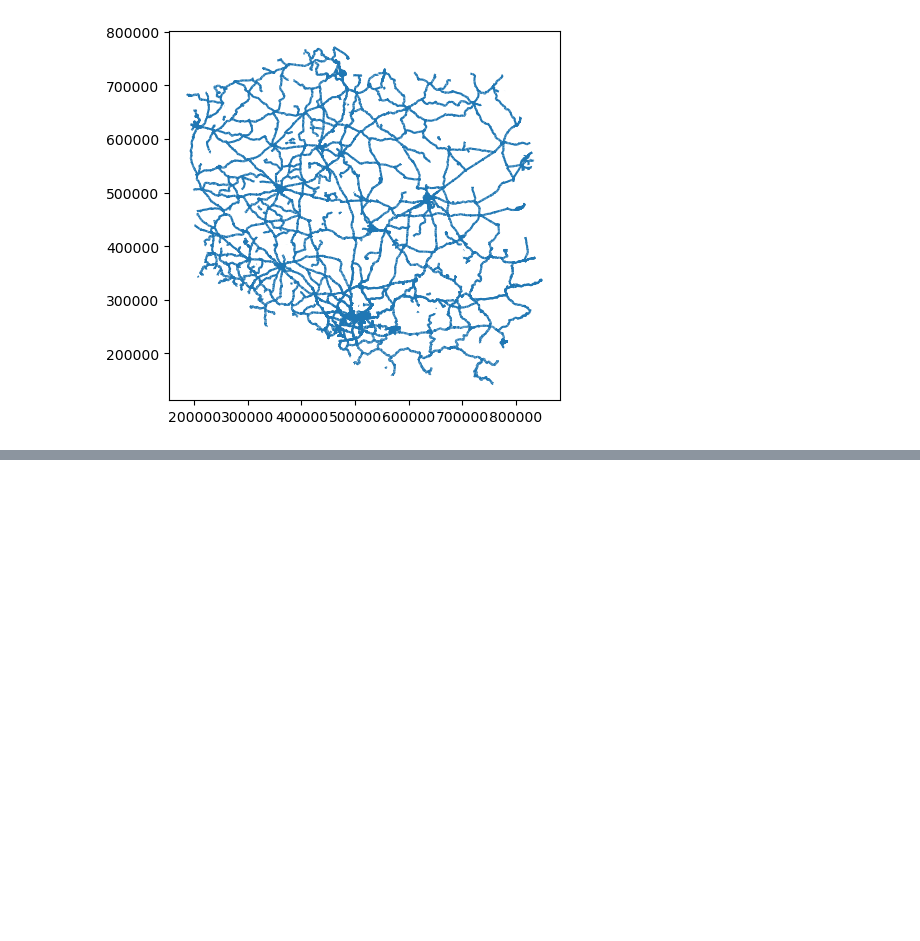
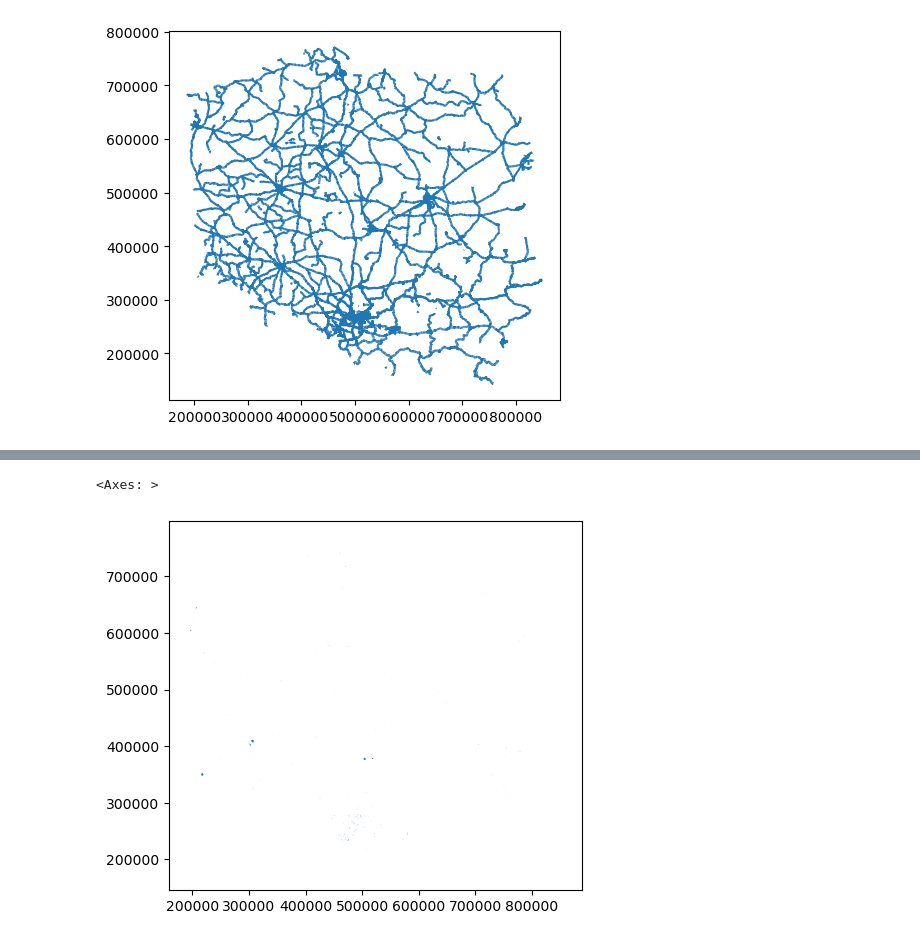
Before and after one commit to Goul4sh/adp_projekt, a Jupyter notebook: Analiza.ipynb, the cells around one changed output, grey strips where cells are left out. Saved outputs shown, nothing was run; the diff lists cells and outputs as text; code cells hidden in the pictures; blank space fills up the shorter version.

```diff
--- a/Analiza.ipynb
+++ b/Analiza.ipynb
@@ -47,0 +54,7 @@ liniekolejowe.plot()
+# %%
+smieci = gpd.read_file('data/Składowiska odpadów/SkladowsikaOdpadow.shp')
+# %%
+smieci.plot()
+# %% [output]
+<Axes: >
+[figure, added]
```
Also changed, not shown: parts of 15 cells of this notebook, 4 other files.
